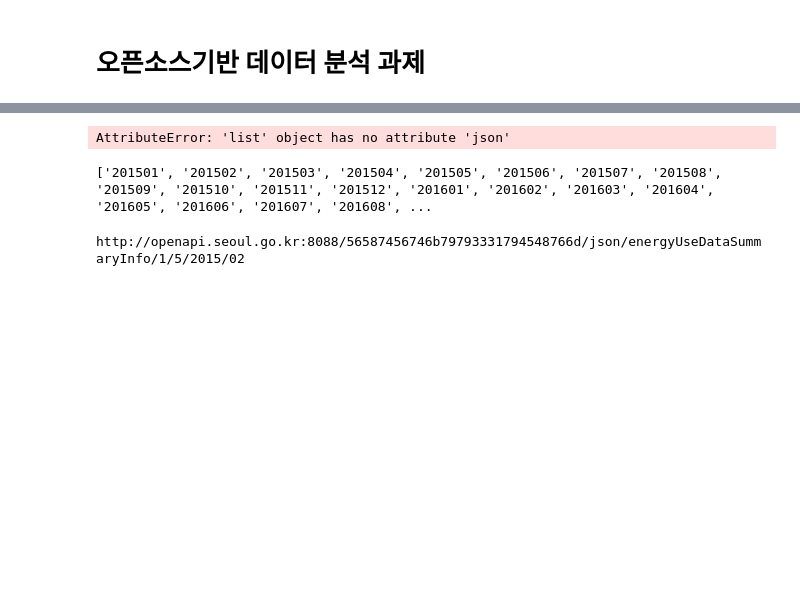
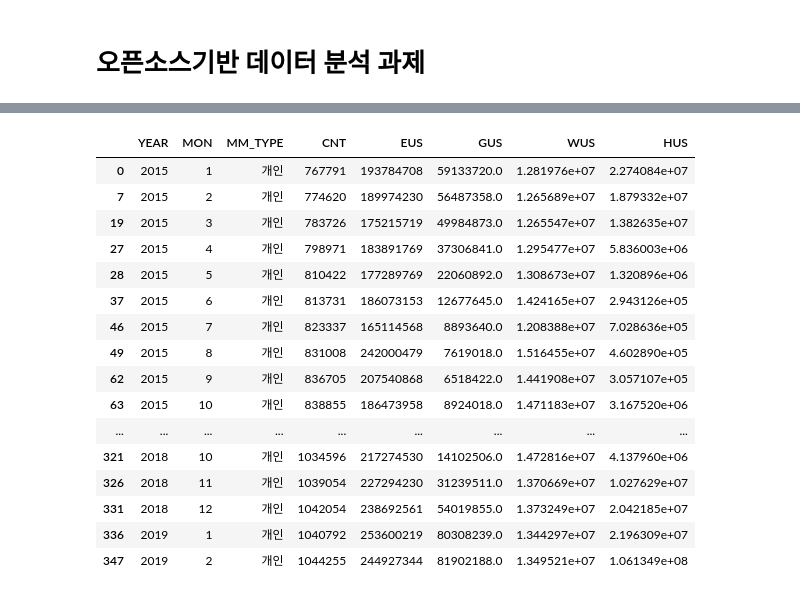
Before and after one commit to geelmens/Data-Analysis-with-Open-Source, a Jupyter notebook: 오픈소스_데이터_분석_4강.ipynb, the cells around one changed output, grey strips where cells are left out. Cells and saved outputs as stored; diff of their text form; code cells hidden in the pictures; blank space fills up the shorter version.

```diff
--- a/오픈소스_데이터_분석_4강.ipynb
+++ b/오픈소스_데이터_분석_4강.ipynb
@@ -180,6 +183,6 @@ params = {
 # %%
 import requests
-url = 'http://openapi.seoul.go.kr:8088/56587456746b79793331794548766d/json/energyUseDataSummaryInfo/1/5/'
+url = 'http://openapi.seoul.go.kr:8088/56587456746b79793331794548766d/json/energyUseDataSummaryInfo/1/7/'
 
 def get_year_months():
   year_months = []
@@ -194,9 +197,8 @@ for year_month in get_year_months():
  url_full = url + year_month[0:4]+"/"+year_month[4:]
  response = requests.get(url_full)
  if response.status_code == 200:
-  print("api 호출 성공")
-  if year_month[4:] == "12":
-    print(response.json())
+  print(year_month + " api 호출 성공")   #호출 성공년월 print
+  print(response.json())
  else:
   print(f"API 호출 실패: {response.status_code}")
  responses.append(response)
@@ -205,4 +226,6 @@ SyntaxError: cannot assign to subscript here. Maybe you meant '==' instead of '=
 # %%
+import pandas as pd
+
 df_list = []
 
 for response in responses:
@@ -211,5 +234,11 @@ for response in responses:
     df_list.append(df)
 
 df_all = pd.concat(df_list, ignore_index=True)
-print(df_all)
+df_keep = df_all[df_all['MM_TYPE']=='개인'][['YEAR','MON','MM_TYPE','CNT','EUS','GUS','WUS','HUS']]
+print(df_fin.dtypes)
+
+df_fin = df_keep.apply(pd.to_numeric, errors='ignore')
+print(df_fin.dtypes)
+
+print(df_fin.describe())
 # %% [output]
@@ -233,30 +262,20 @@ print(df_all)
-# %%
-import pandas as pd
-
-data = responses.json()['energyUseDataSummaryInfo']['row']
-df = pd.DataFrame(data)
-print(df)
-# %% [output]
-AttributeError: 'list' object has no attribute 'json'
-# %%
-def get_year_months():
-  year_months = []
-  for year in range(2015, 2024+1):
-    for month in range(1,12+1):
-      year_months.append(f'{year}{month:02d}')
-  return year_months
-
-x = get_year_months()
-print(x)
-# %% [output]
-['201501', '201502', '201503', '201504', '201505', '201506', '201507', '201508', '201509', '201510', '201511', '201512', '201601', '201602', '201603', '201604', '201605', '201606', '201607', '201608', ...
-# %%
-YYYYMM = '201502'
-date = YYYYMM[0:4]+"/"+YYYYMM[4:]
-
-
-url_pre = 'http://openapi.seoul.go.kr:8088/56587456746b79793331794548766d/json/energyUseDataSummaryInfo/1/5/'
-url_full = url_pre + date
-print(url_full)
-# %% [output]
-http://openapi.seoul.go.kr:8088/56587456746b79793331794548766d/json/energyUseDataSummaryInfo/1/5/2015/02
+# %%
+df_fin.head(50)
+# %% [output]
+|  | YEAR | MON | MM_TYPE | CNT | EUS | GUS | WUS | HUS |
+| 0 | 2015 | 1 | 개인 | 767791 | 193784708 | 59133720.0 | 1.281976e+07 | 2.274084e+07 |
+| 7 | 2015 | 2 | 개인 | 774620 | 189974230 | 56487358.0 | 1.265689e+07 | 1.879332e+07 |
+| 19 | 2015 | 3 | 개인 | 783726 | 175215719 | 49984873.0 | 1.265547e+07 | 1.382635e+07 |
+| 27 | 2015 | 4 | 개인 | 798971 | 183891769 | 37306841.0 | 1.295477e+07 | 5.836003e+06 |
+| 28 | 2015 | 5 | 개인 | 810422 | 177289769 | 22060892.0 | 1.308673e+07 | 1.320896e+06 |
+| 37 | 2015 | 6 | 개인 | 813731 | 186073153 | 12677645.0 | 1.424165e+07 | 2.943126e+05 |
+| 46 | 2015 | 7 | 개인 | 823337 | 165114568 | 8893640.0 | 1.208388e+07 | 7.028636e+05 |
+| 49 | 2015 | 8 | 개인 | 831008 | 242000479 | 7619018.0 | 1.516455e+07 | 4.602890e+05 |
+| 62 | 2015 | 9 | 개인 | 836705 | 207540868 | 6518422.0 | 1.441908e+07 | 3.057107e+05 |
+| 63 | 2015 | 10 | 개인 | 838855 | 186473958 | 8924018.0 | 1.471183e+07 | 3.167520e+06 |
+| ... | ... | ... | ... | ... | ... | ... | ... | ... |
+| 321 | 2018 | 10 | 개인 | 1034596 | 217274530 | 14102506.0 | 1.472816e+07 | 4.137960e+06 |
+| 326 | 2018 | 11 | 개인 | 1039054 | 227294230 | 31239511.0 | 1.370669e+07 | 1.027629e+07 |
+| 331 | 2018 | 12 | 개인 | 1042054 | 238692561 | 54019855.0 | 1.373249e+07 | 2.042185e+07 |
+| 336 | 2019 | 1 | 개인 | 1040792 | 253600219 | 80308239.0 | 1.344297e+07 | 2.196309e+07 |
+| 347 | 2019 | 2 | 개인 | 1044255 | 244927344 | 81902188.0 | 1.349521e+07 | 1.061349e+08 |
```
Also changed, not shown: parts of 5 cells of this notebook.
